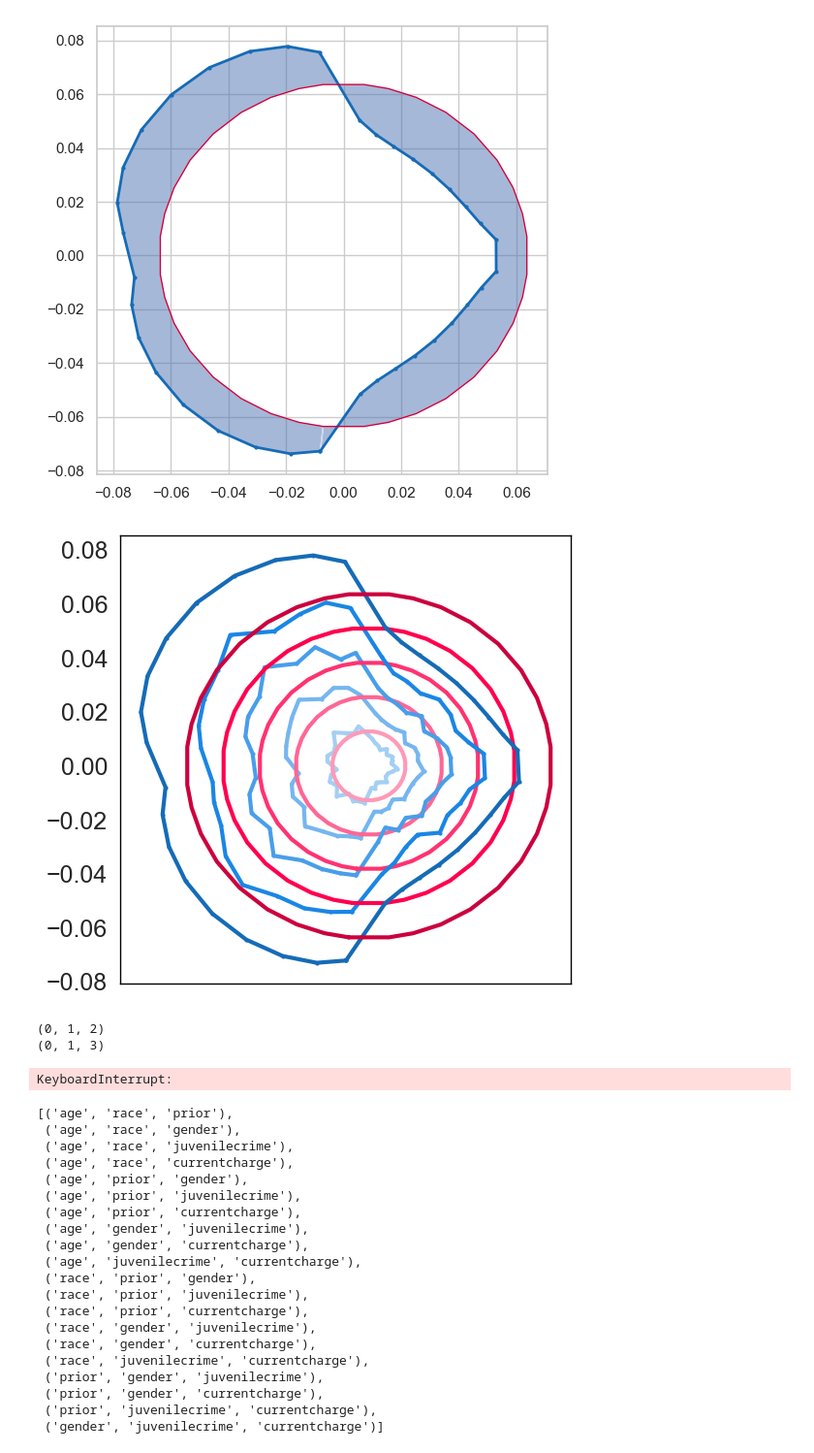
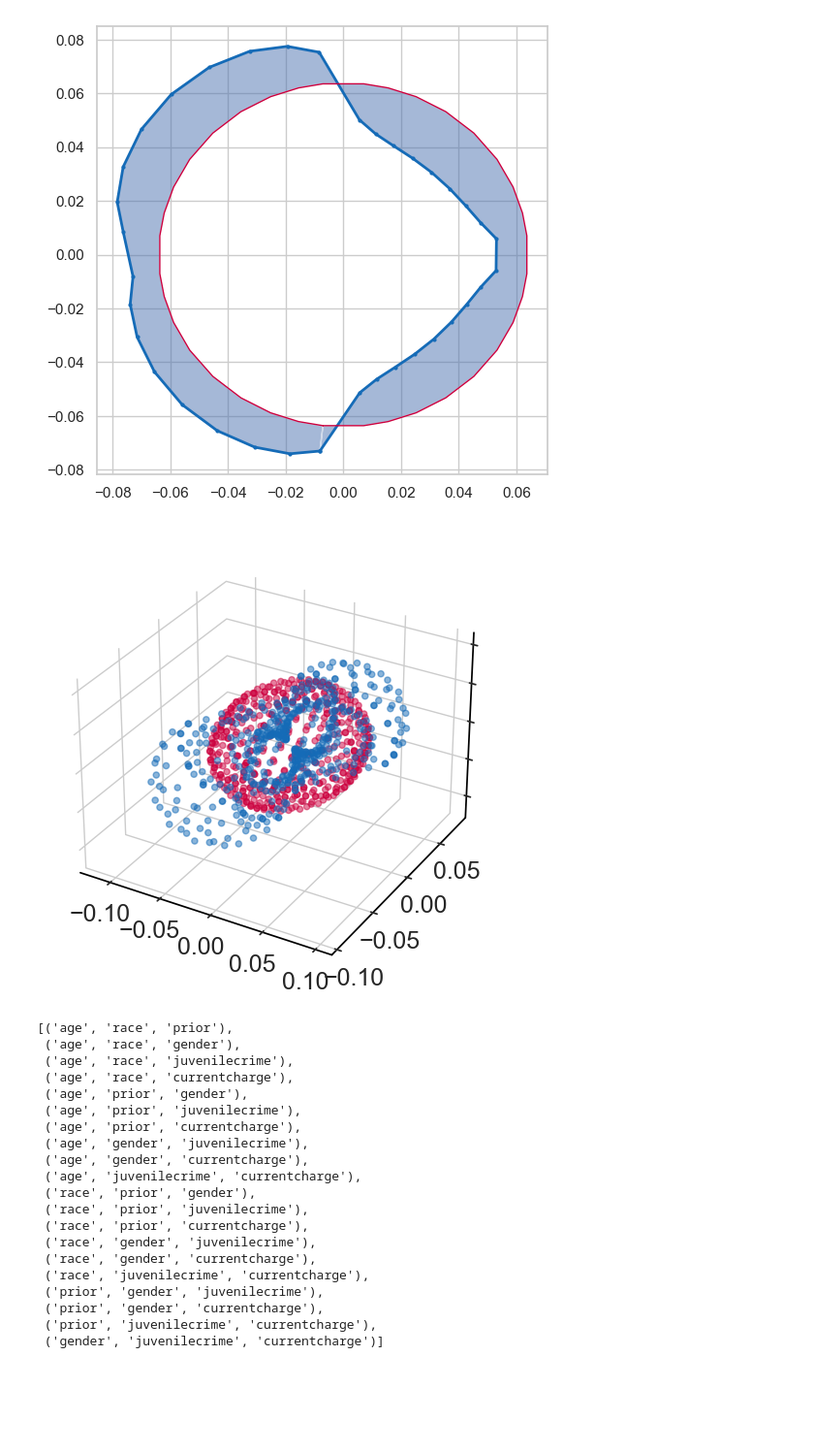
Before and after one commit to Sichao-Li/generalized_rashomon_set, a Jupyter notebook: experiments/recidivism_analysis.ipynb, the cells around one changed output. Shown at 97% size. Cells and saved outputs as stored; diff of their text form; code cells hidden in the pictures; blank space fills up the shorter version.

```diff
--- a/experiments/recidivism_analysis.ipynb
+++ b/experiments/recidivism_analysis.ipynb
@@ -203,5 +168,0 @@ with open('../results/crime/crime_optimal/crime_m_all_set.npy', 'rb') as f:
-# %%
-pairwise_vis_multi(fis_reg_optimal.loss, fis_reg_optimal.epsilon, all_pairs=fis_reg_optimal.all_pairs,pair_idx=16, model=fis_reg_optimal.model, m_all_sub_set=m_all_sub_set_optimal, X_test=X_test, y_test=y_test, regression=fis_reg_optimal.regression, loss_emp_all_pair_set=np.array(loss_emp_all_pair_set), save=False,
-                   path='../results/crime/crime_optimal/juvenilecrime_prior_2d.png')
-# %% [output]
-[figure, removed]
@@ -211,6 +168,0 @@ with open('../results/crime/crime_optimal/crime_m_all.npy', 'rb') as f:
-# %%
-joint_effect_all_pair_three, loss_emp_three = Interaction_effect_all_pairs(X_test, y_test, fis_reg_optimal.v_list, 3, fis_reg_optimal.model, m_all, regression=fis_reg_optimal.regression)
-# %% [output]
-(0, 1, 2)
-(0, 1, 3)
-KeyboardInterrupt:
@@ -227,3 +169,7 @@ with open('../results/crime/crime_optimal/loss_emp_three.npy', 'rb') as f:
+# %%
+fis_reg_optimal.halo_plot_3D(pair_idx=(2,3,4), save=False)
+# %% [output]
+[figure, added]
 # %%
 find_all_n_way_feature_pairs(vlist, 3)
 # %% [output]
```
Also changed, not shown: parts of 18 cells of this notebook, 19 other files.
